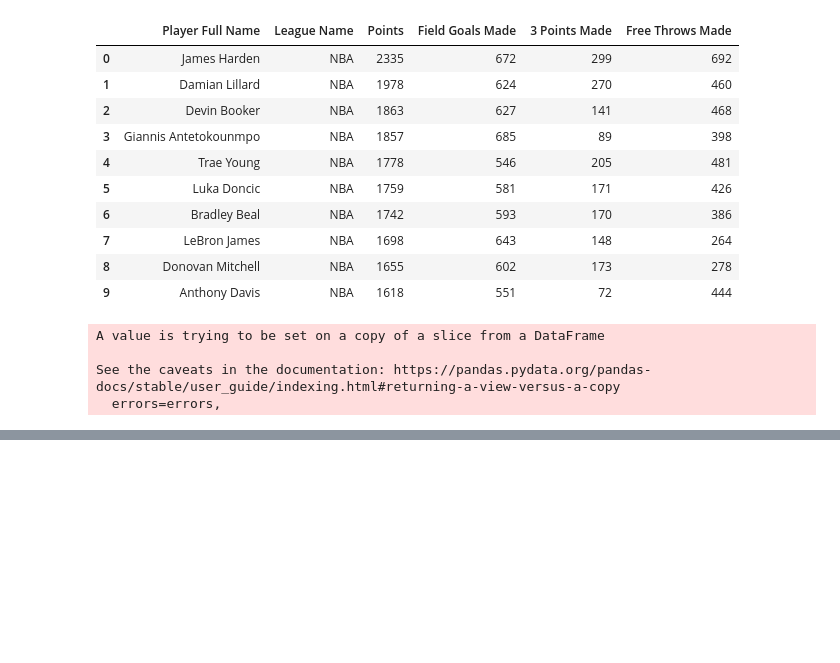
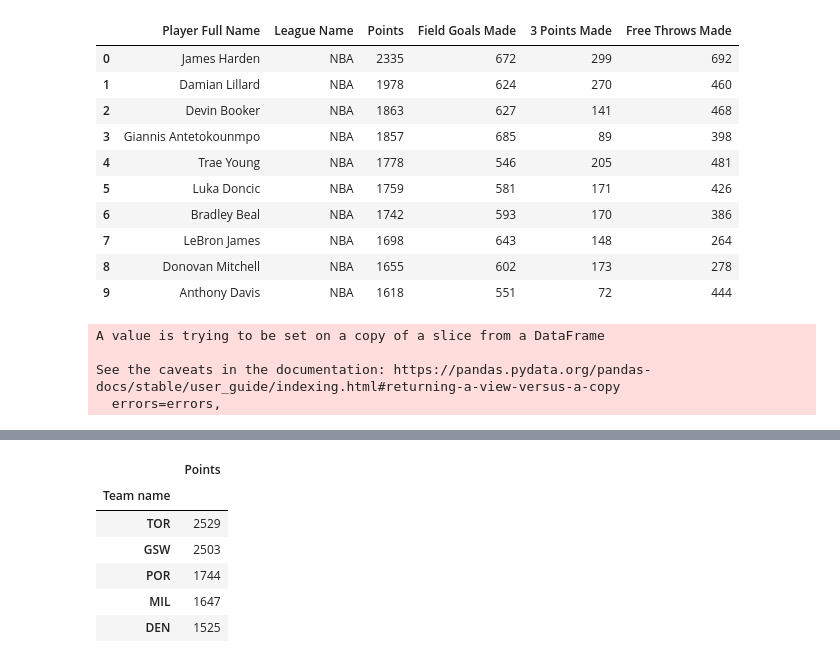
Before and after one commit to MazonSzymon/BasketBall, a Jupyter notebook: BasketBall.ipynb, the cells around one changed output, grey strips where cells are left out. Cells and saved outputs as stored; diff of their text form; code cells hidden in the pictures; blank space fills up the shorter version.

```diff
--- a/BasketBall.ipynb
+++ b/BasketBall.ipynb
@@ -162,0 +163,10 @@ NBA[(NBA['3 Points Attempts'] > NBA['3 Points Attempts'].mean()) & (NBA['Stage']
+# %%
+NBA[(NBA['Stage'] == 'Playoffs') & (NBA['Season Year'] == '2018 - 2019')].pivot_table(values = 'Points', index = 'Team name', aggfunc = 'sum').sort_values(by = 'Points', ascending = False).head(5)
+# %% [output]
+|  | Points |
+| Team name |  |
+| TOR | 2529 |
+| GSW | 2503 |
+| POR | 1744 |
+| MIL | 1647 |
+| DEN | 1525 |
```
Also changed, not shown: parts of 1 cell of this notebook.
